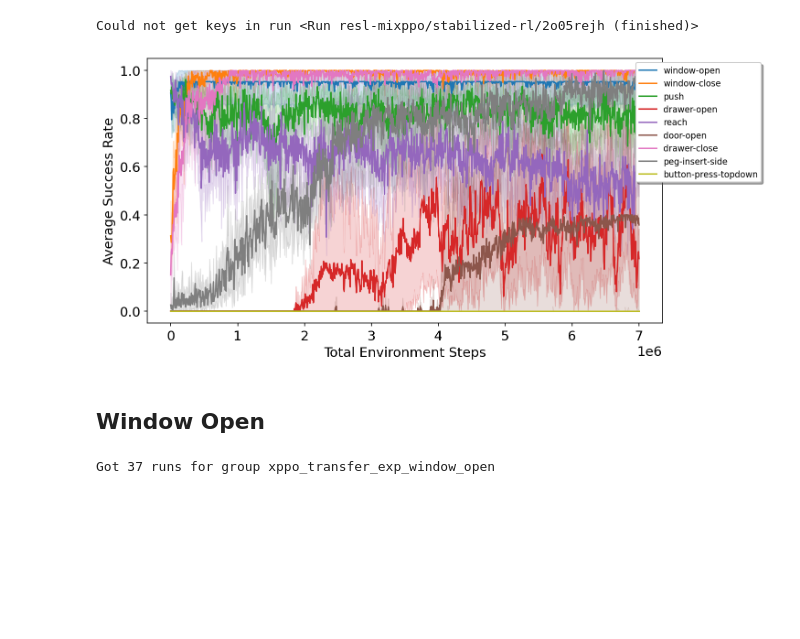
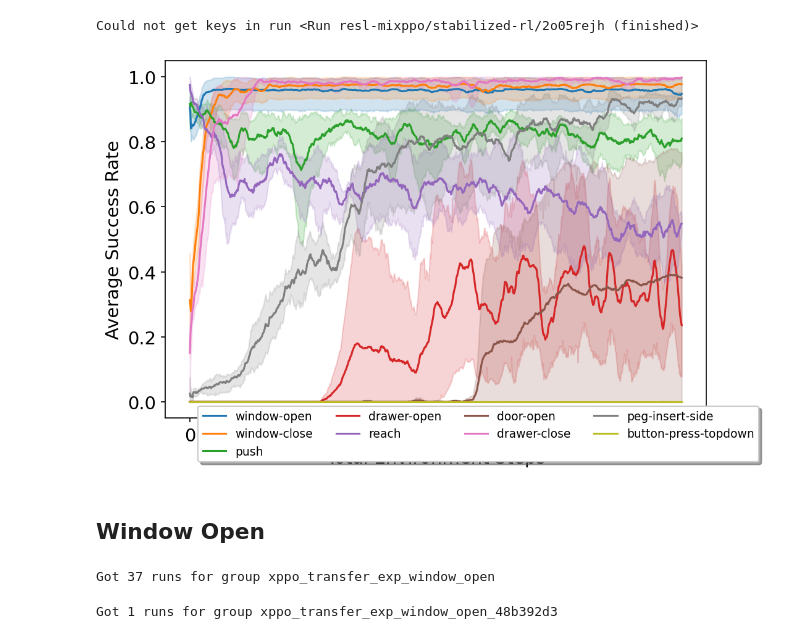
Before and after one commit to uscresl/stabilized-rl, a Jupyter notebook: notebooks/xppo_mt10_transfer_plots.ipynb, the cells around one changed output. Cells and saved outputs as stored; diff of their text form; code cells hidden in the pictures; blank space fills up the shorter version.

Commit message:
Half size transfer image

```diff
--- a/notebooks/xppo_mt10_transfer_plots.ipynb
+++ b/notebooks/xppo_mt10_transfer_plots.ipynb
@@ -18,7 +18,7 @@ matplotlib.rcParams.update(
     {
         "figure.dpi": 150,
         "font.size": 14,
-        "figure.figsize": (10, 4.8)
+        "figure.figsize": (7.5, 4.8)
     }
 )
 matplotlib.rcParams["pdf.fonttype"] = 42
@@ -39,7 +39,7 @@ def smooth(to_smooth, window_size=SMOOTH_WINDOW):
         if idx < window_size:
             smoothed.append(np.mean(to_smooth[: idx + 1]))
         else:
-            smoothed.append(np.mean(to_smooth[idx - (SMOOTH_WINDOW - 1) : idx + 1]))
+            smoothed.append(np.mean(to_smooth[idx - (window_size - 1) : idx + 1]))
 
     return np.array(smoothed)
 # %%
@@ -136,20 +136,20 @@ Could not get keys in run <Run resl-mixppo/stabilized-rl/2o05rejh (finished)>
 # %%
 sns.lineplot(
     data=all_data,
     x="Total Environment Steps",
     y="Average Success Rate",
     hue="Environment",
     ci=95,
     # style="Environment",
     # palette="viridis",
 )
 # plt.legend(loc="lower right")
-plt.legend(loc='upper left', bbox_to_anchor=(0.94, 1),
-          ncol=1, fancybox=True, shadow=True, fontsize=9)
+plt.legend(loc='upper left', bbox_to_anchor=(0.05, 0.05),
+          ncol=4, fancybox=True, shadow=True, fontsize=9)
 plt.tight_layout()
 plt.savefig(f"XPPO_transfer_from_{env}.pdf")
 # %% [output]
-[figure, old version]
+[figure, new version]
 # %% [markdown]
 ## Window Open
 # %%
@@ -165,6 +165,7 @@ envs = ["<SawyerPushEnvV2 instance>",
 env = "WindowOpen-V2"
 group_and_keys = [
     ("xppo_transfer_exp_window_open", "global_step",  "rollout/SuccessRate"),
+    ( 'xppo_transfer_exp_window_open_48b392d3', "global_step",  "rollout/SuccessRate" ),
 ]
 
 extra_filter = {"tags": {"$in": ['xppo_transfer_from_window_open']}, "$or": [{"state": "finished"}, {"state": "running"}]}
@@ -176,6 +177,7 @@ all_data = load_groups(
 )
 # %% [output]
 Got 37 runs for group xppo_transfer_exp_window_open
+Got 1 runs for group xppo_transfer_exp_window_open_48b392d3
 # %%
 sns.lineplot(
     data=all_data,
```
Also changed, not shown: parts of 1 cell of this notebook.
